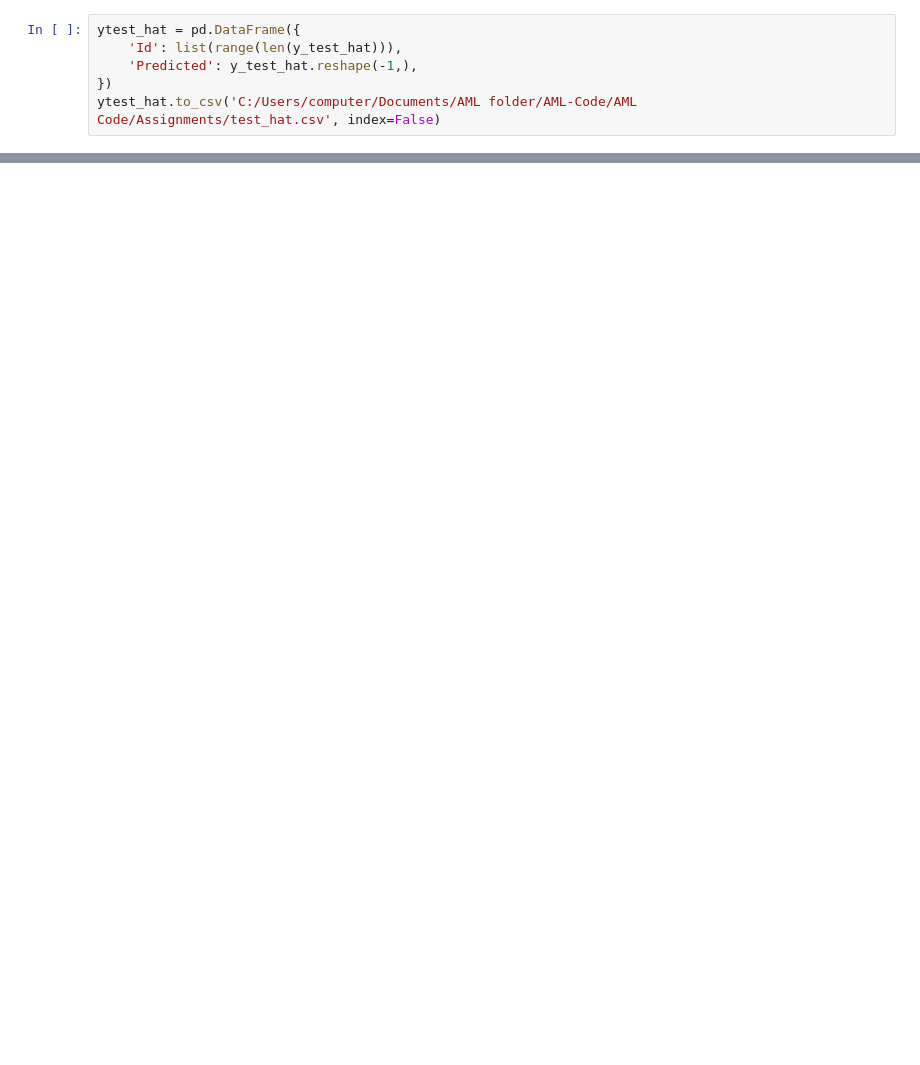
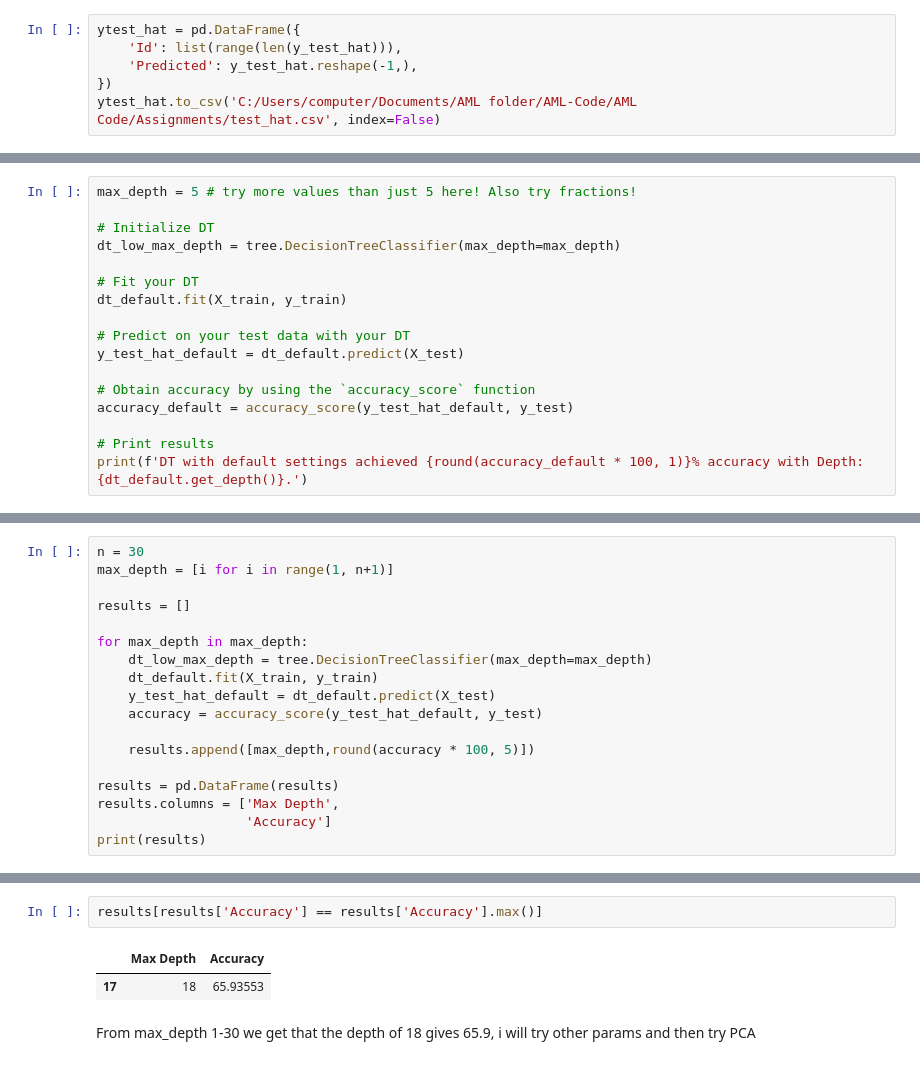
Before and after one commit to Thpri19/AML-Code, a Jupyter notebook: AML Code/Assignments/assignment-shallow-learning.ipynb, the cells around one changed output, grey strips where cells are left out. Saved outputs shown, nothing was run; the diff lists cells and outputs as text; blank space fills up the shorter version.

```diff
--- a/AML Code/Assignments/assignment-shallow-learning.ipynb
+++ b/AML Code/Assignments/assignment-shallow-learning.ipynb
@@ -104,0 +130,17 @@ print(results)
+# %%
+max_depth = 5 # try more values than just 5 here! Also try fractions!
+
+# Initialize DT
+dt_low_max_depth = tree.DecisionTreeClassifier(max_depth=max_depth)
+
+# Fit your DT
+dt_default.fit(X_train, y_train)
+
+# Predict on your test data with your DT
+y_test_hat_default = dt_default.predict(X_test)
+
+# Obtain accuracy by using the `accuracy_score` function
+accuracy_default = accuracy_score(y_test_hat_default, y_test)
+
+# Print results
+print(f'DT with default settings achieved {round(accuracy_default * 100, 1)}% accuracy with Depth: {dt_default.get_depth()}.')
@@ -104,0 +151,18 @@ print(results)
+# %%
+n = 30
+max_depth = [i for i in range(1, n+1)]
+
+results = []
+
+for max_depth in max_depth:
+    dt_low_max_depth = tree.DecisionTreeClassifier(max_depth=max_depth)
+    dt_default.fit(X_train, y_train)
+    y_test_hat_default = dt_default.predict(X_test)
+    accuracy = accuracy_score(y_test_hat_default, y_test)
+
+    results.append([max_depth,round(accuracy * 100, 5)])
+
+results = pd.DataFrame(results)
+results.columns = ['Max Depth',
+                   'Accuracy']
+print(results)
@@ -104,0 +187,7 @@ print(results)
+# %%
+results[results['Accuracy'] == results['Accuracy'].max()]
+# %% [output]
+|  | Max Depth | Accuracy |
+| 17 | 18 | 65.93553 |
+# %% [markdown]
+From max_depth 1-30 we get that the depth of 18 gives 65.9, i will try other params and then try PCA
```
Also changed, not shown: parts of 23 cells of this notebook, 33 other files.
